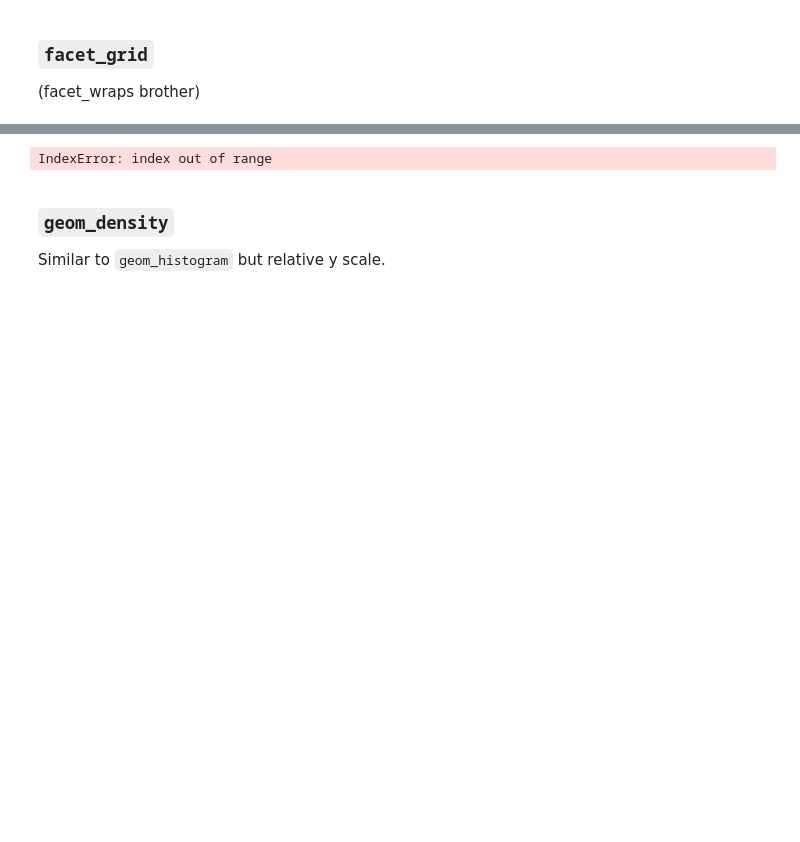
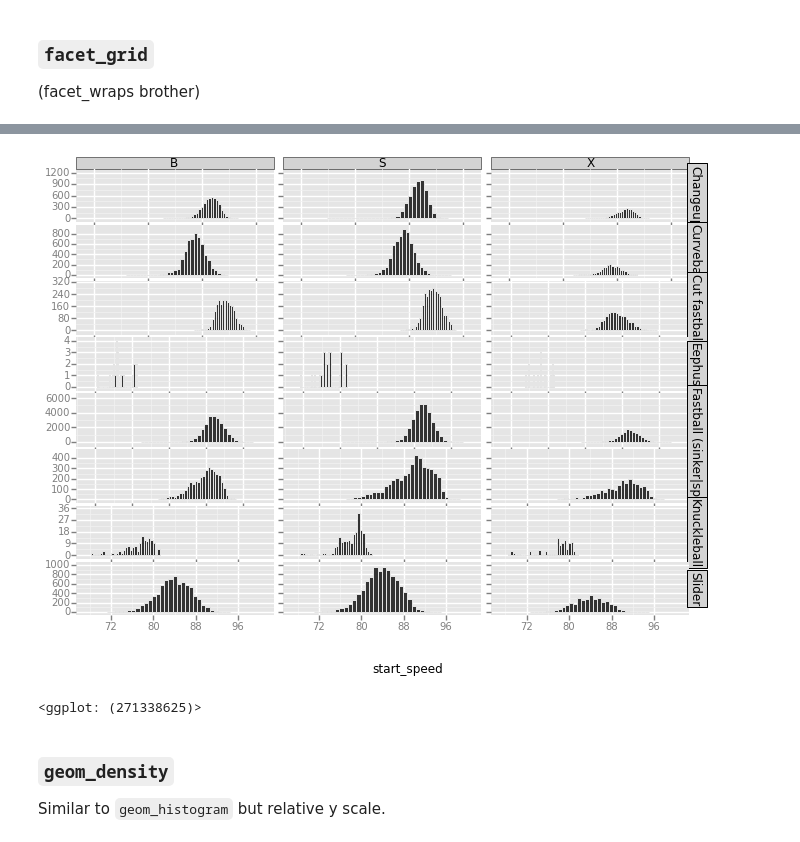
Before and after one commit to glamp/ggplot-tutorial, a Jupyter notebook: notebooks/02 - A Case Study - Exploring a baseball dataset.ipynb, the cells around one changed output, grey strips where cells are left out. Drawn from its saved outputs; the diff is of its cells as text; code cells hidden in the pictures; blank space fills up the shorter version.

```diff
--- a/notebooks/02 - A Case Study - Exploring a baseball dataset.ipynb
+++ b/notebooks/02 - A Case Study - Exploring a baseball dataset.ipynb
@@ -113,9 +113,10 @@ stat_bin: binwidth defaulted to range/30.
 # %%
 ggplot(aes(x='start_speed'), data=df) +\
     geom_histogram() +\
-    facet_grid('pitch_type', 'pitch_name')
+    facet_grid('pitch_name', 'pitch_type', scales="free")
 # %% [output]
+[figure, added]
-IndexError: index out of range
+<ggplot: (271338625)>
 # %% [markdown]
 ### `geom_density`
 Similar to `geom_histogram` but relative y scale.
```
Also changed, not shown: parts of 11 cells of this notebook, 3 other files.
